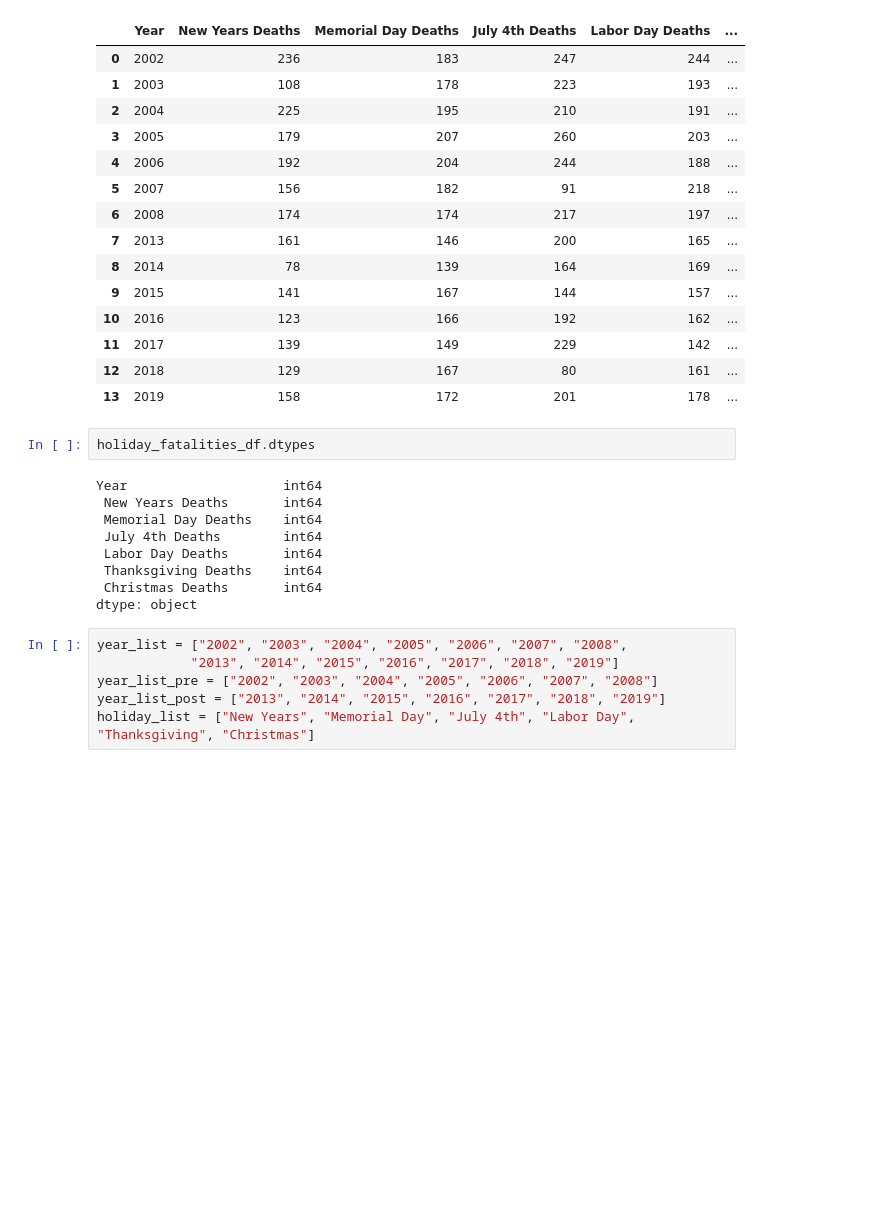
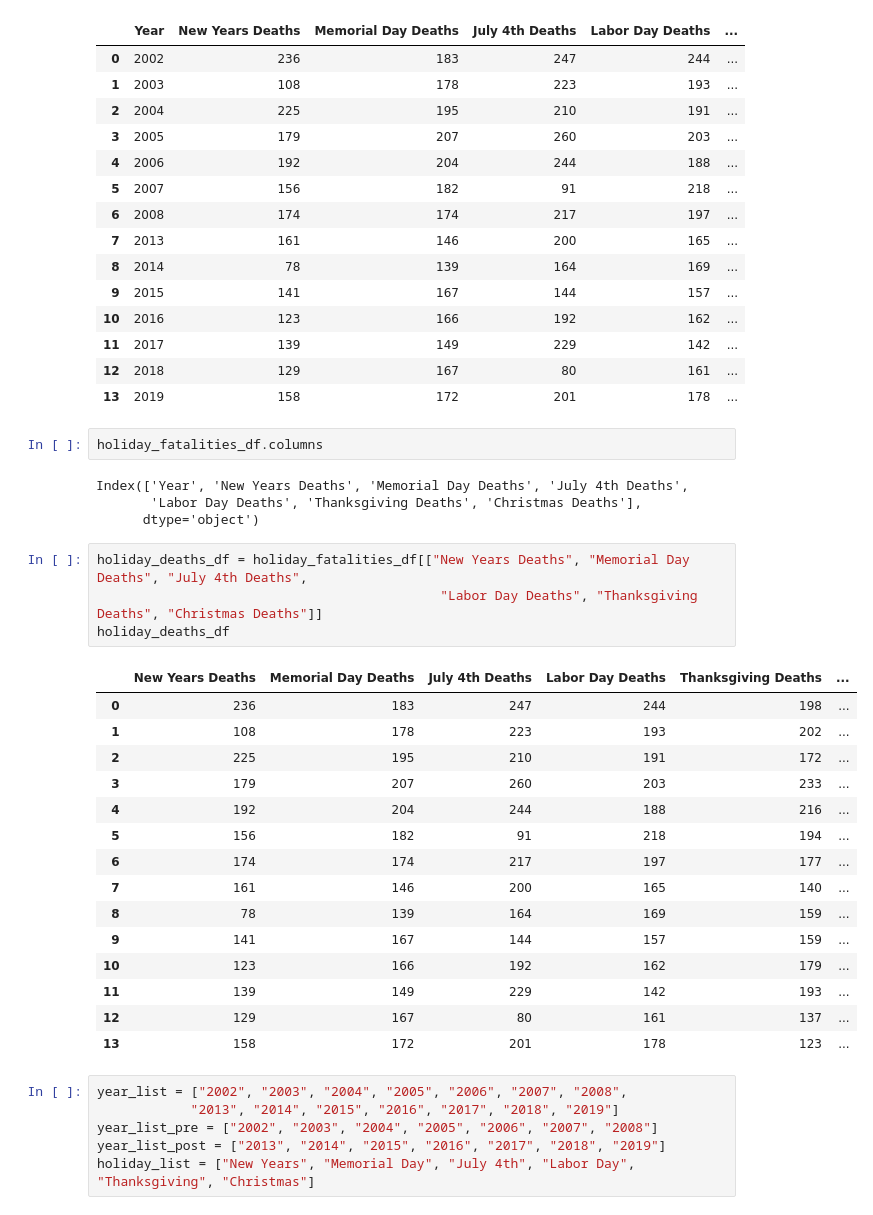
Before and after one commit to cxnoii/Project-1, a Jupyter notebook: HolidayFatalities.ipynb, the cells around one changed output. Cells and saved outputs as stored; diff of their text form; blank space fills up the shorter version.

```diff
--- a/HolidayFatalities.ipynb
+++ b/HolidayFatalities.ipynb
@@ -24,16 +25,31 @@ holiday_fatalities_df
 | 12 | 2018 | 129 | 167 | 80 | 161 | ... |
 | 13 | 2019 | 158 | 172 | 201 | 178 | ... |
 # %%
-holiday_fatalities_df.dtypes
+holiday_fatalities_df.columns
 # %% [output]
-Year                    int64
- New Years Deaths       int64
- Memorial Day Deaths    int64
- July 4th Deaths        int64
- Labor Day Deaths       int64
- Thanksgiving Deaths    int64
- Christmas Deaths       int64
-dtype: object
+Index(['Year', 'New Years Deaths', 'Memorial Day Deaths', 'July 4th Deaths',
+       'Labor Day Deaths', 'Thanksgiving Deaths', 'Christmas Deaths'],
+      dtype='object')
+# %%
+holiday_deaths_df = holiday_fatalities_df[["New Years Deaths", "Memorial Day Deaths", "July 4th Deaths",
+                                            "Labor Day Deaths", "Thanksgiving Deaths", "Christmas Deaths"]]
+holiday_deaths_df
+# %% [output]
+|  | New Years Deaths | Memorial Day Deaths | July 4th Deaths | Labor Day Deaths | Thanksgiving Deaths | ... |
+| 0 | 236 | 183 | 247 | 244 | 198 | ... |
+| 1 | 108 | 178 | 223 | 193 | 202 | ... |
+| 2 | 225 | 195 | 210 | 191 | 172 | ... |
+| 3 | 179 | 207 | 260 | 203 | 233 | ... |
+| 4 | 192 | 204 | 244 | 188 | 216 | ... |
+| 5 | 156 | 182 | 91 | 218 | 194 | ... |
+| 6 | 174 | 174 | 217 | 197 | 177 | ... |
+| 7 | 161 | 146 | 200 | 165 | 140 | ... |
+| 8 | 78 | 139 | 164 | 169 | 159 | ... |
+| 9 | 141 | 167 | 144 | 157 | 159 | ... |
+| 10 | 123 | 166 | 192 | 162 | 179 | ... |
+| 11 | 139 | 149 | 229 | 142 | 193 | ... |
+| 12 | 129 | 167 | 80 | 161 | 137 | ... |
+| 13 | 158 | 172 | 201 | 178 | 123 | ... |
 # %%
 year_list = ["2002", "2003", "2004", "2005", "2006", "2007", "2008",
             "2013", "2014", "2015", "2016", "2017", "2018", "2019"]
```
Also changed, not shown: parts of 8 cells of this notebook.
